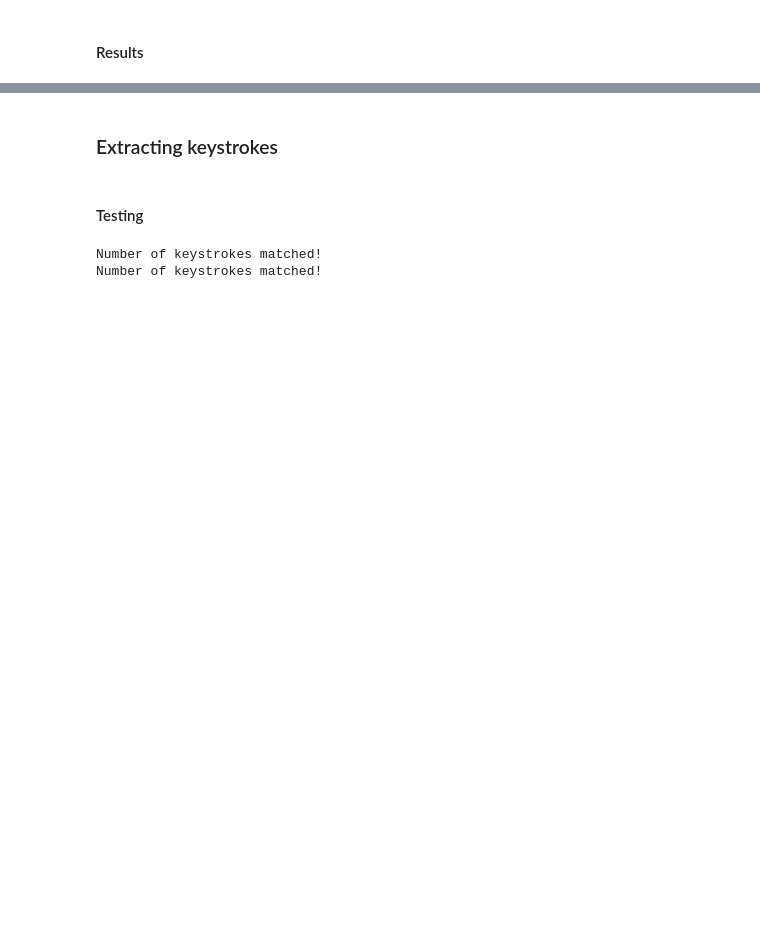
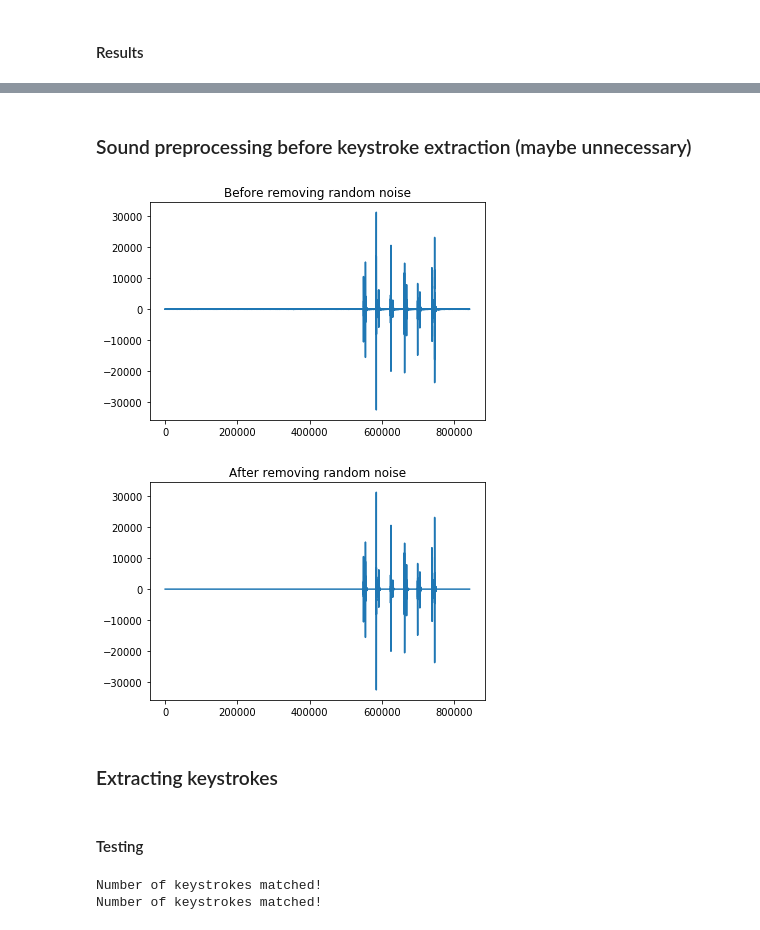
Before and after one commit to shoyo/acoustic-keylogger, a Jupyter notebook: simple_audio_processing.ipynb, the cells around one changed output, grey strips where cells are left out. Cells and saved outputs as stored; diff of their text form; code cells hidden in the pictures; blank space fills up the shorter version.

```diff
--- a/simple_audio_processing.ipynb
+++ b/simple_audio_processing.ipynb
@@ -122,3 +148,40 @@ results
+# %% [markdown]
+### Sound preprocessing before keystroke extraction (maybe unnecessary)
+# %%
+def silence_threshold(sound_data, n):
+    """Return the silence threshold of the sound data.
+    The sound data should begin with n-seconds of silence.
+    """
+    sampling_rate = 44100
+    num_samples   = sampling_rate * n
+    silence       = sound_data[:num_samples]
+    tolerance     = 40
+    if np.std(silence) > tolerance:
+        raise Exception(f'Sound data must begin with at least {n}s of silence.')
+    else:
+        return max(np.amax(silence), abs(np.amin(silence))) * 2
+
+def remove_random_noise(sound_data):
+    """Remove random noise from sound data."""
+    threshold = silence_threshold(sound_data, 5)
+    sound_data_copy = sound_data[:]
+    for i in range(len(sound_data_copy)):
+        if abs(sound_data_copy[i]) < threshold:
+            sound_data_copy[i] = 0
+    return sound_data_copy
+# %%
+unprocessed_data = wav_read('datasets/hello_.wav')
+plt.plot(unprocessed_data)
+plt.title('Before removing random noise')
+plt.show()
+
+processed_data = remove_random_noise(unprocessed_data)
+plt.plot(processed_data)
+plt.title('After removing random noise')
+plt.show()
+# %% [output]
+[figure, added]
+[figure, added]
 # %% [markdown]
 ### Extracting keystrokes
 # %%
```
Also changed, not shown: parts of 12 cells of this notebook, 2 other files.
